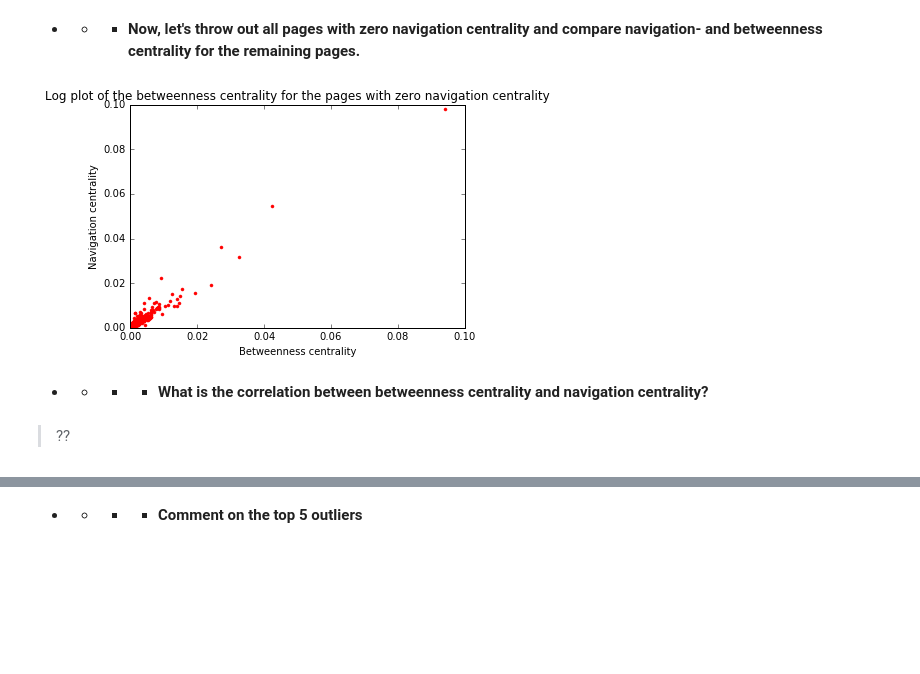
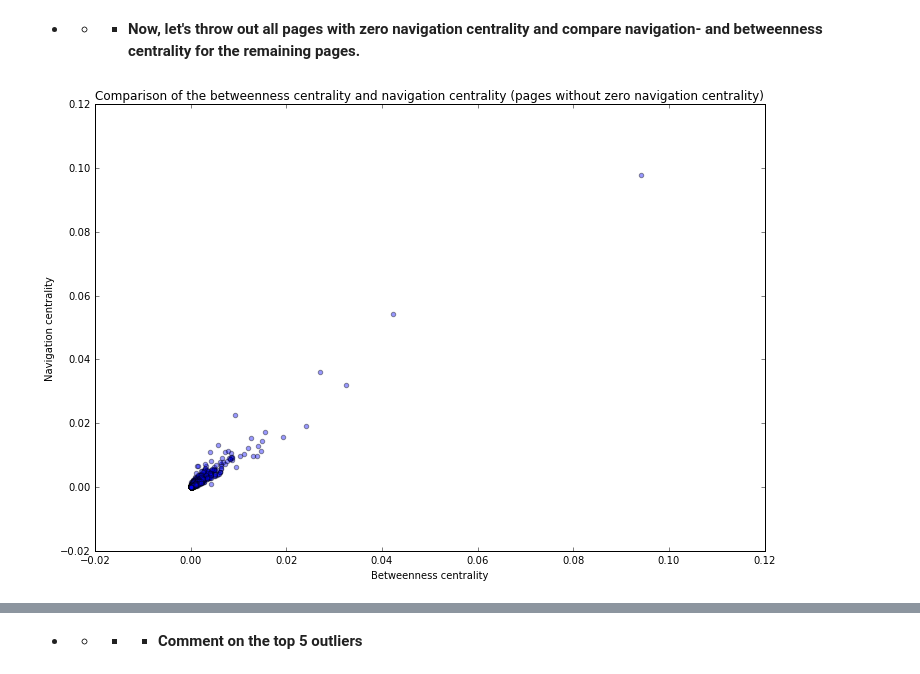
Before and after one commit to brydenfogelman/02805-social-graphs, a Jupyter notebook: jonathan/week8.ipynb, the cells around one changed output, grey strips where cells are left out. Saved outputs shown, nothing was run; the diff lists cells and outputs as text; code cells hidden in the pictures; blank space fills up the shorter version.

```diff
--- a/jonathan/week8.ipynb
+++ b/jonathan/week8.ipynb
@@ -252,23 +267,17 @@ plt.show()
 # %%
 nav_centralities = []
 bw_centralities = []
 
 for node, centrality in navigation_centrality.iteritems():
     if node not in zero_navigation_pages:
         nav_centralities.append(centrality)
         bw_centralities.append(betweenness_centrality[node])
 
-plt.plot(bw_centralities, nav_centralities, 'r.')
+plt.figure(figsize=(12,8))
+plt.scatter(bw_centralities, nav_centralities, alpha=0.4)
 plt.xlabel('Betweenness centrality')
 plt.ylabel('Navigation centrality')
-plt.title('Log plot of the betweenness centrality for the pages with zero navigation centrality')
+plt.title('Comparison of the betweenness centrality and navigation centrality (pages without zero navigation centrality)')
 plt.show()
 # %% [output]
-[figure, old version]
+[figure, new version]
-# %% [markdown]
-*
-    *
-        *
-            * **What is the correlation between betweenness centrality and navigation centrality?**
-# %% [markdown]
-> ??
```
Also changed, not shown: parts of 18 cells of this notebook, 1 other file.
